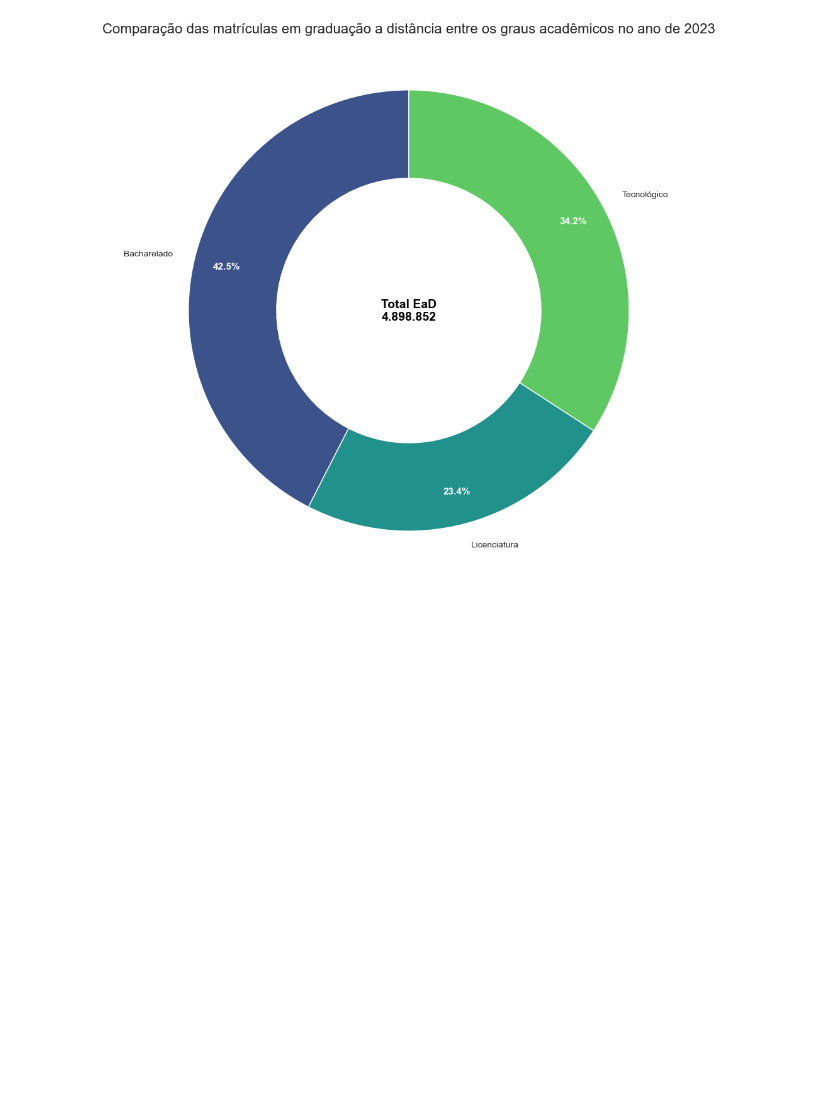
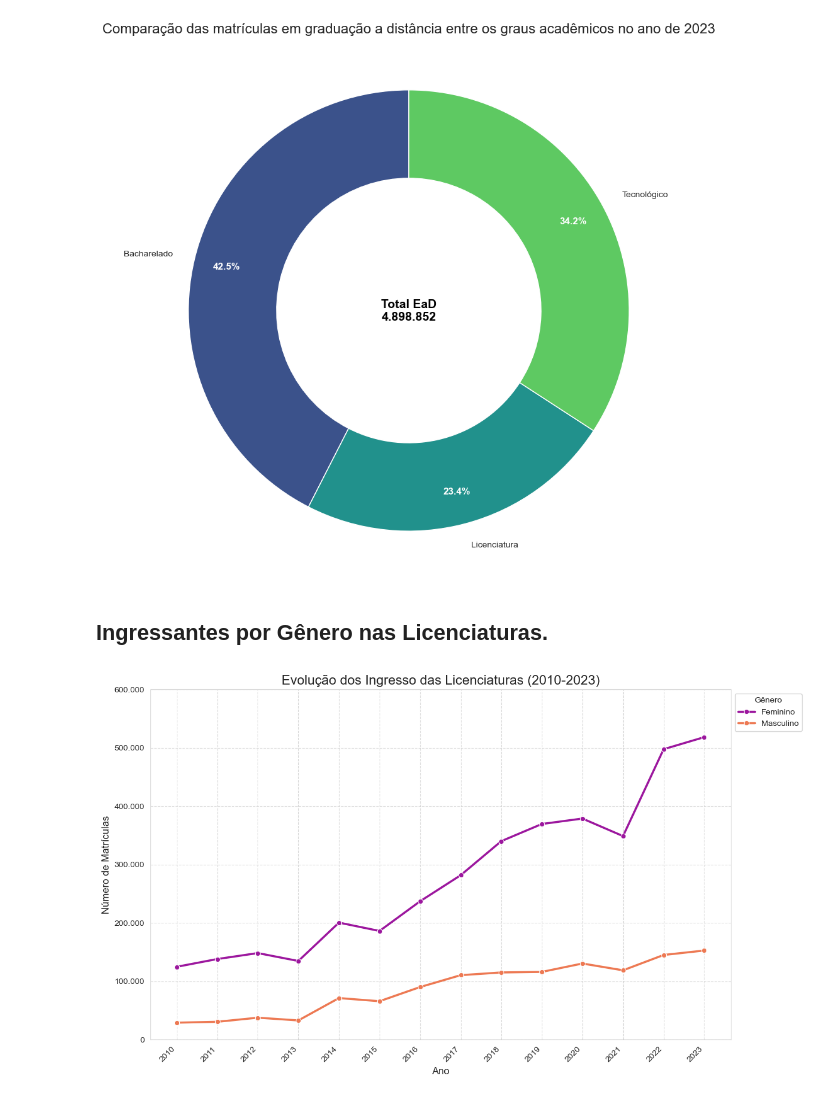
Before and after one commit to leojutsu/Visualiza-o_de_Dados, a Jupyter notebook: Licenciatura.ipynb, the cells around one changed output. Drawn from its saved outputs; the diff is of its cells as text; code cells hidden in the pictures; blank space fills up the shorter version.

Commit message:
Construção do gráfico de gÊnero para ingressantes

```diff
--- a/Licenciatura.ipynb
+++ b/Licenciatura.ipynb
@@ -310,3 +310,37 @@ plt.savefig('(Figura 11 - Comparação das matrículas em graduação a distânc
 plt.show()
 # %% [output]
 [figure]
+# %% [markdown]
+## Ingressantes por Gênero nas Licenciaturas.
+# %%
+l_gen = {'Ano': [2010, 2011, 2012, 2013, 2014, 2015, 2016, 2017, 2018, 2019, 2020, 2021, 2022, 2023],
+        'Feminino': [124933, 138254, 148456, 134929, 200691, 186366, 237300, 281945, 340313, 369724, 379024, 348987, 497900, 518509],
+        'Masculino': [29204, 30708, 37743, 33044, 71364, 65980, 90273, 110604, 115273, 116206, 130607, 118930, 145228, 152822]}
+# %%
+df_lpg = pd.DataFrame(l_gen)
+# %%
+# Apagando a colunas com o método .drop()
+# df_lpg.drop(columns=['%_Feminino', '%_Masculino'], inplace=True)
+df_lpg.drop(columns=['Total_Ingressos'], inplace=True)
+# %%
+# Transformando os dados para o formato 'long' para usar com o seaborn
+df_gen_long = df_lpg.melt(id_vars=['Ano'], var_name='Genero', value_name='Ingressos')
+# %%
+# Criando a figura
+plt.figure(figsize=(12,7))
+#sns.set_style("whitegrid")
+colors = sns.color_palette("plasma", n_colors=2)
+sns.lineplot(data=df_gen_long, x='Ano', y='Ingressos', hue='Genero', marker='o', linewidth=2.5, palette=colors)
+
+plt.title('Evolução dos Ingresso das Licenciaturas (2010-2023)', fontsize=16)
+plt.xlabel('Ano', fontsize=12)
+plt.ylabel('Número de Matrículas', fontsize=12)
+plt.xticks(df_lpg['Ano'], rotation=45, ha='right') # mostrar todos os anos
+plt.ylim(0, 600000)
+plt.gca().yaxis.set_major_formatter(plt.FuncFormatter(lambda x, p: f'{int(x):,}'.replace(',', '.')))
+plt.grid(True, linestyle='--', alpha=0.7)
+plt.legend(title='Gênero', loc='upper left', bbox_to_anchor=(1,1))
+plt.tight_layout()
+plt.show()
+# %% [output]
+[figure, added]
```
Also changed, not shown: parts of 7 cells of this notebook.
